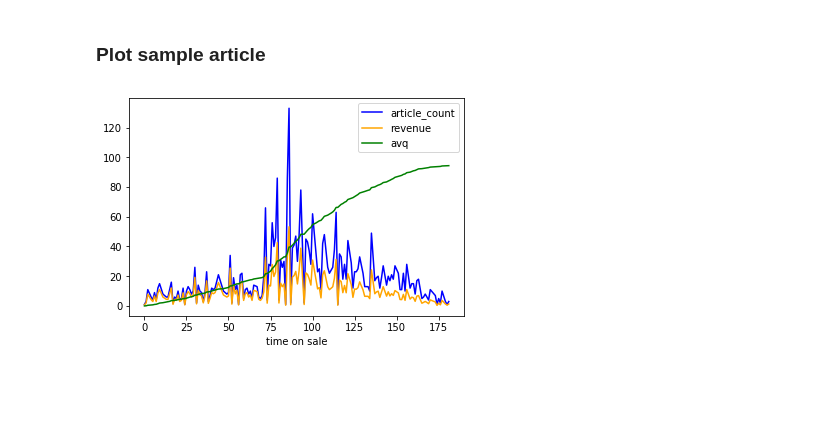
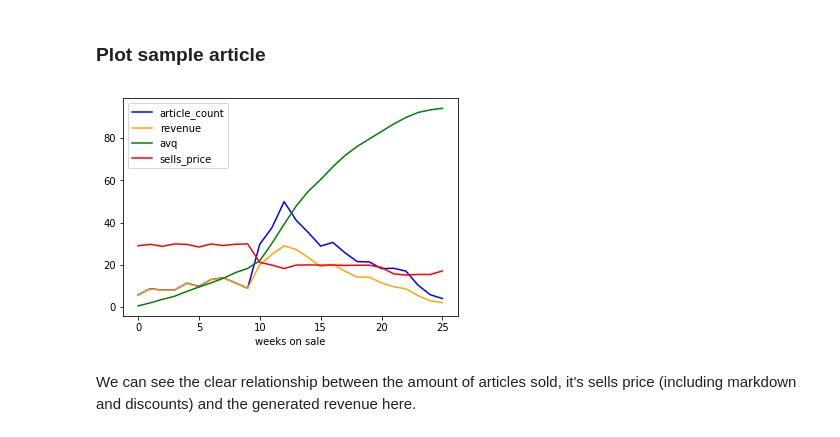
Before and after one commit to indyfree/tailor, a Jupyter notebook: notebooks/01-exploration-tailorit.ipynb, the cells around one changed output. Saved outputs shown, nothing was run; the diff lists cells and outputs as text; code cells hidden in the pictures; blank space fills up the shorter version.

```diff
--- a/notebooks/01-exploration-tailorit.ipynb
+++ b/notebooks/01-exploration-tailorit.ipynb
@@ -19,5 +20,6 @@ import tailor
 ### Load data
 # %%
 df = tailor.load_data()
+df = group_by.weeks_on_sale(df)
 # %% [markdown]
 ### Get an overview over the dataset
@@ -56,11 +76,14 @@ Wow, we're in luck, there are no null values in the dataset!
 ### Plot sample article
 # %%
 article = df.loc[df.article_id == 900003, [
-    "time_on_sale", "article_count", "avq", "revenue"]]
-plt.plot(article.time_on_sale, article.article_count, 'blue')
-plt.plot(article.time_on_sale, article.revenue/40, 'orange')
-plt.plot(article.time_on_sale, article.avq, 'green')
-plt.xlabel('time on sale')
+    "weeks_on_sale", "article_count", "avq", "revenue", "sells_price", "original_price"]]
+plt.plot(article.weeks_on_sale, article.article_count, 'blue')
+plt.plot(article.weeks_on_sale, article.revenue/article.original_price, 'orange', label='revenue')
+plt.plot(article.weeks_on_sale, article.avq, 'green')
+plt.plot(article.weeks_on_sale, article.sells_price, 'red')
+plt.xlabel('weeks on sale')
 plt.legend();
 # %% [output]
-[figure, old version]
+[figure, new version]
+# %% [markdown]
+We can see the clear relationship between the amount of articles sold, it's sells price (including markdown and discounts) and the generated revenue here.
```
Also changed, not shown: parts of 5 cells of this notebook, 8 other files.
